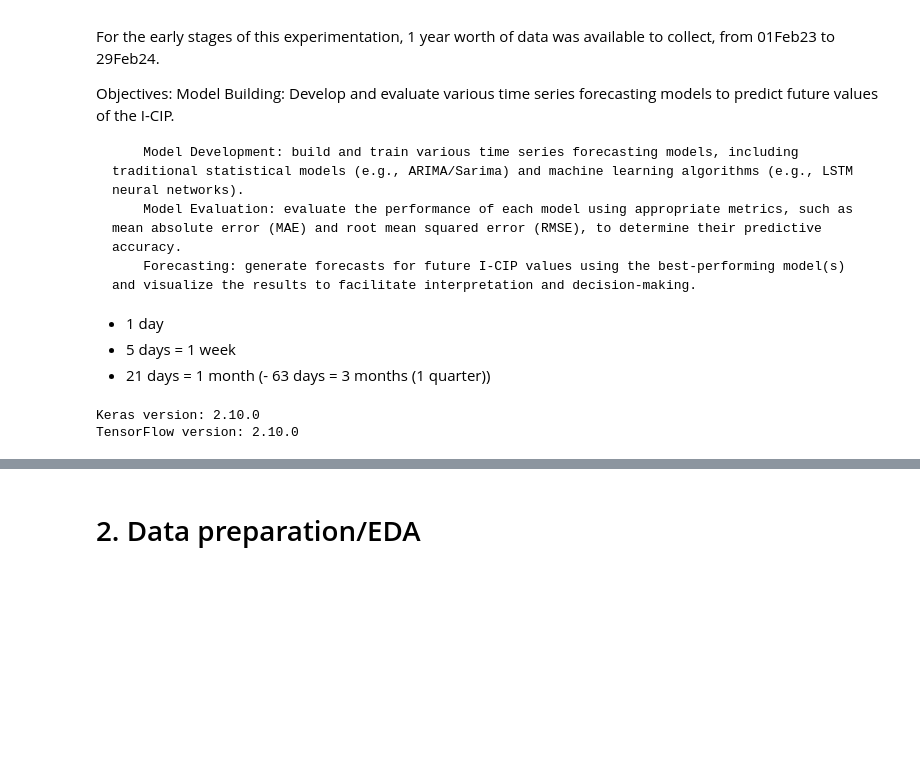
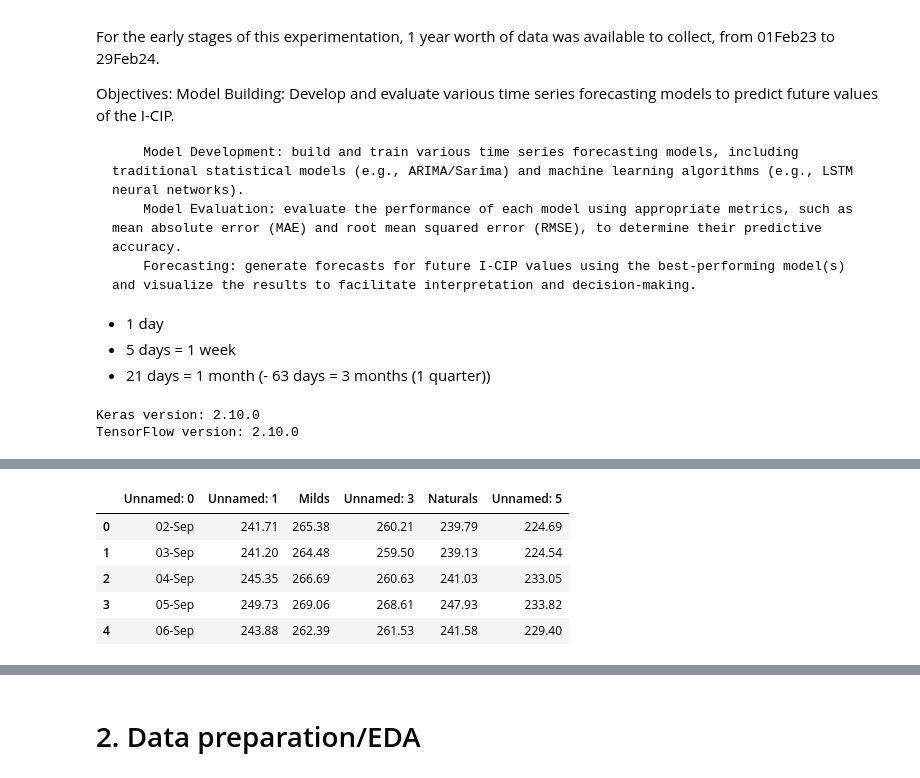
Before and after one commit to clarissa2020274/2020274_capstone, a Jupyter notebook: 2020274_October_24.ipynb, the cells around one changed output, grey strips where cells are left out. Saved outputs shown, nothing was run; the diff lists cells and outputs as text; code cells hidden in the pictures; blank space fills up the shorter version.

```diff
--- a/2020274_October_24.ipynb
+++ b/2020274_October_24.ipynb
@@ -110,0 +171,10 @@ A few thingsobserved when importing the raw files:
+# %%
+#check if order of files correspond with the directory list, testing if loop is working
+dataframes[0].head()
+# %% [output]
+|  | Unnamed: 0 | Unnamed: 1 | Milds | Unnamed: 3 | Naturals | Unnamed: 5 |
+| 0 | 02-Sep | 241.71 | 265.38 | 260.21 | 239.79 | 224.69 |
+| 1 | 03-Sep | 241.20 | 264.48 | 259.50 | 239.13 | 224.54 |
+| 2 | 04-Sep | 245.35 | 266.69 | 260.63 | 241.03 | 233.05 |
+| 3 | 05-Sep | 249.73 | 269.06 | 268.61 | 247.93 | 233.82 |
+| 4 | 06-Sep | 243.88 | 262.39 | 261.53 | 241.58 | 229.40 |
```
Also changed, not shown: parts of 15 cells of this notebook, 8 other files.
